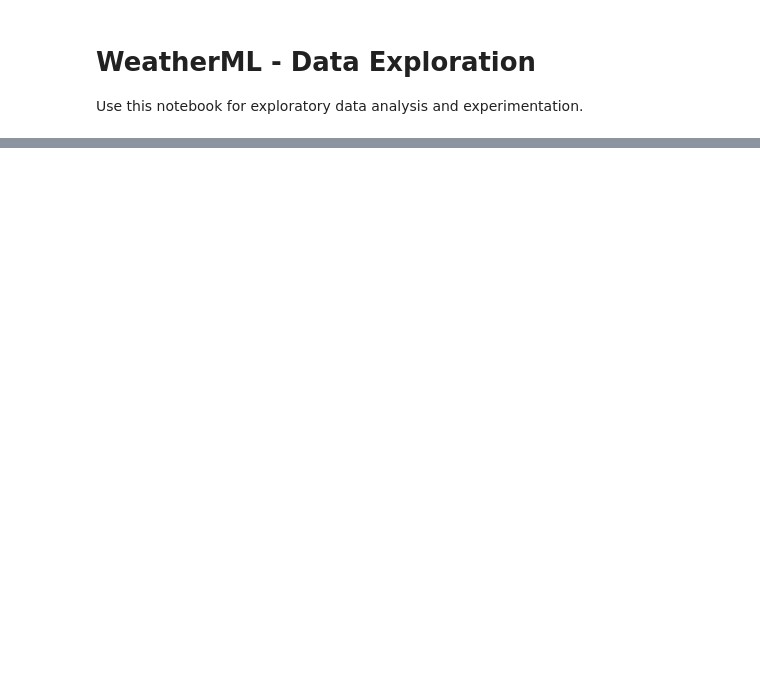
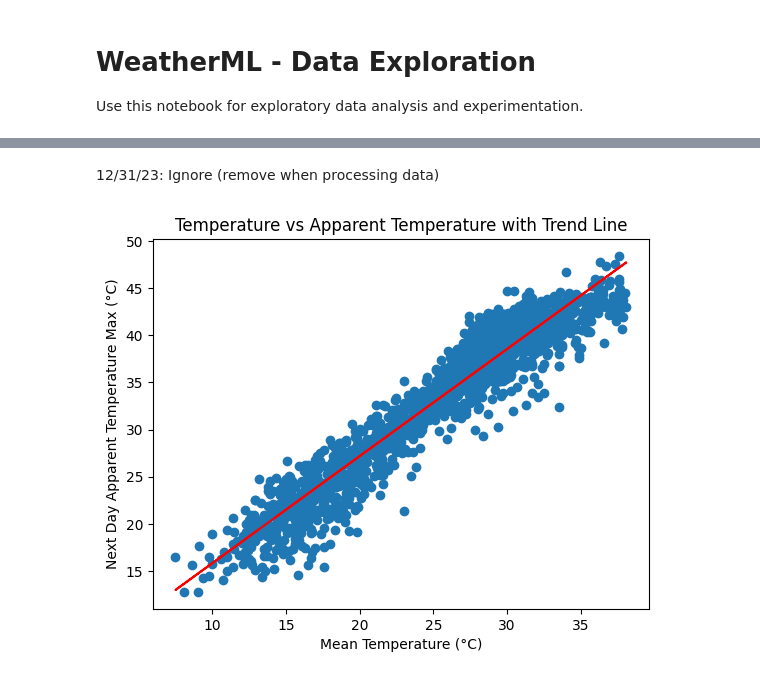
Before and after one commit to nathanhwang2009-droid/WeatherML, a Jupyter notebook: notebooks/01_exploration.ipynb, the cells around one changed output, grey strips where cells are left out. Cells and saved outputs as stored; diff of their text form; code cells hidden in the pictures; blank space fills up the shorter version.

Commit message:
Preprocessed data

```diff
--- a/notebooks/01_exploration.ipynb
+++ b/notebooks/01_exploration.ipynb
@@ -82,0 +54,28 @@ df.head()
+# %% [markdown]
+12/31/23: Ignore (remove when processing data)
+# %%
+import numpy as np
+import matplotlib.pyplot as plt
+
+x = df["temperature_2m_mean"]
+y = df["target"]
+
+# Remove NaNs (important for polyfit)
+mask = ~np.isnan(x) & ~np.isnan(y)
+x = x[mask]
+y = y[mask]
+
+# Line of best fit
+m, b = np.polyfit(x, y, 1)
+
+plt.figure()
+plt.scatter(x, y)
+plt.plot(x, m*x + b, color='red')  # ← red trend line
+
+plt.xlabel("Mean Temperature (°C)")
+plt.ylabel("Next Day Apparent Temperature Max (°C)")
+plt.title("Temperature vs Apparent Temperature with Trend Line")
+
+plt.show()
+# %% [output]
+[figure, added]
```
Also changed, not shown: parts of 9 cells of this notebook, 4 other files.
